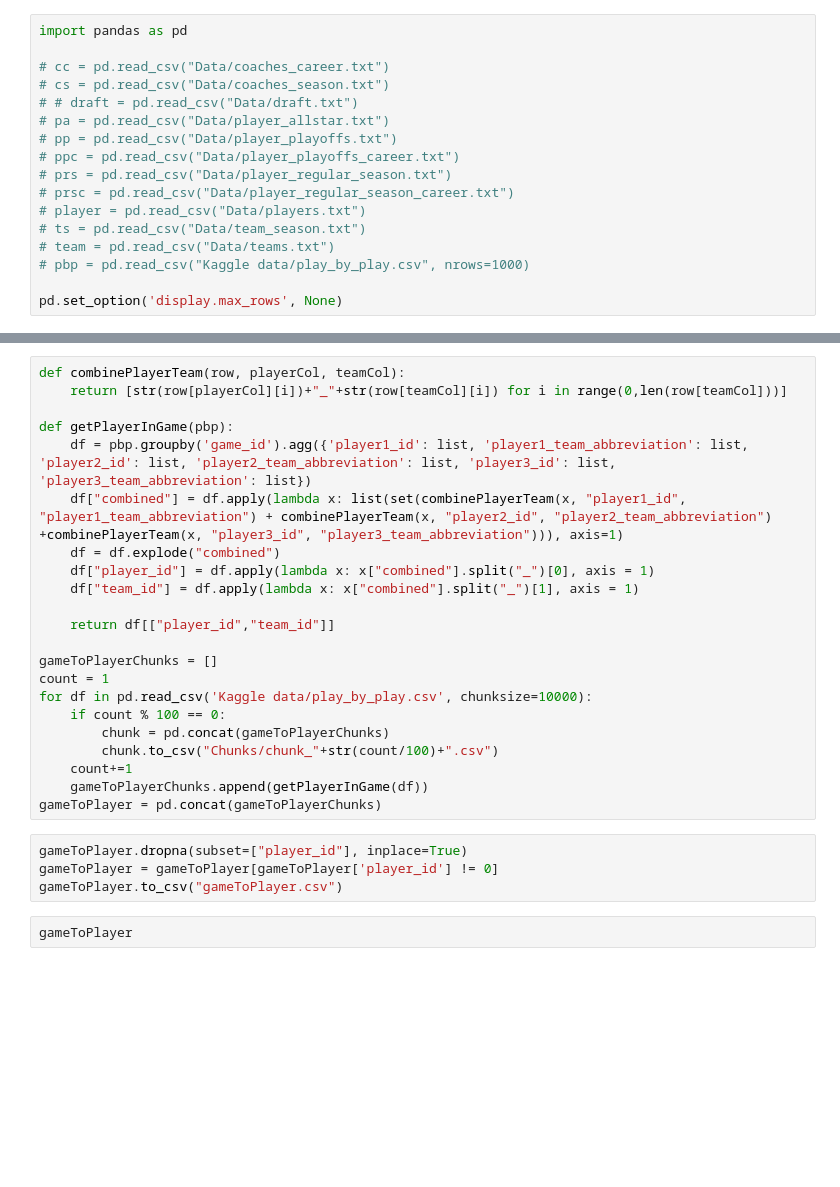
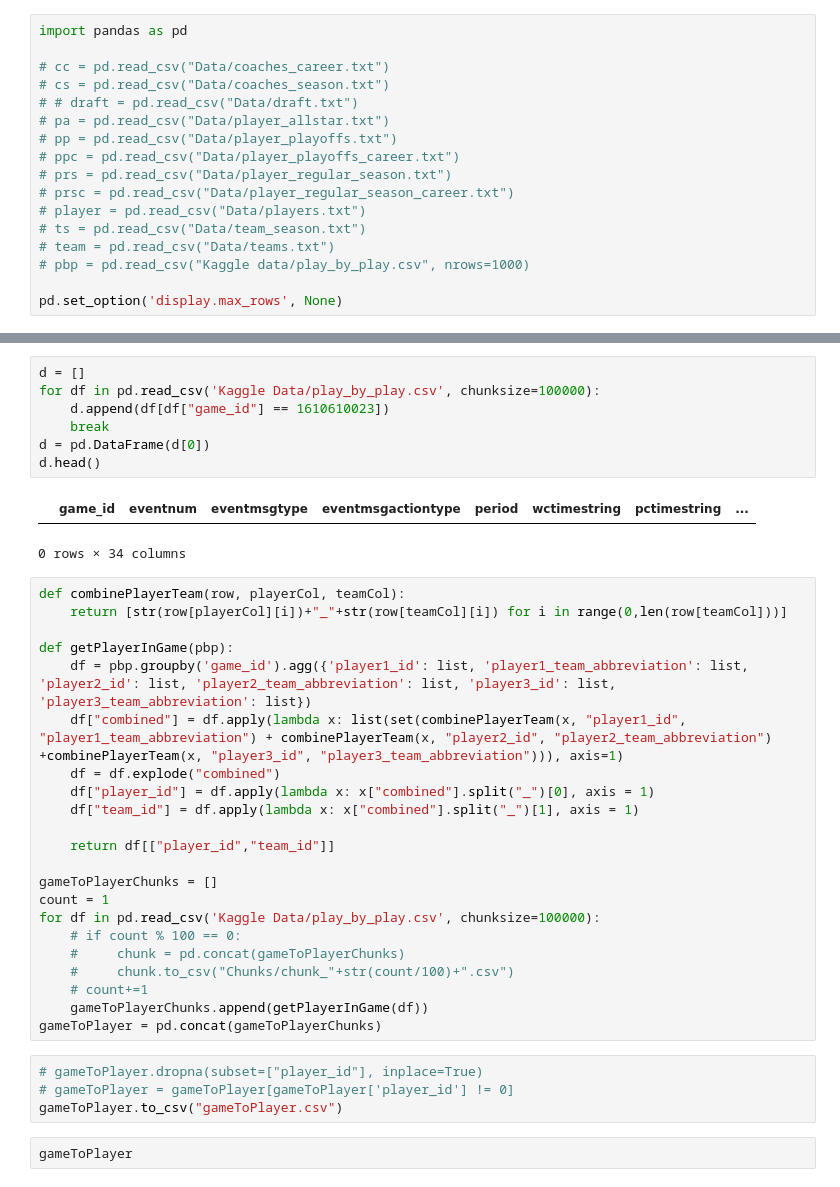
Before and after one commit to SwarajKaondal/NBA-match-predictor, a Jupyter notebook: Data_Analysis.ipynb.ipynb, the cells around one changed output, grey strips where cells are left out. Cells and saved outputs as stored; diff of their text form; blank space fills up the shorter version.

```diff
--- a/Data_Analysis.ipynb.ipynb
+++ b/Data_Analysis.ipynb.ipynb
@@ -18,3 +40,13 @@ pd.set_option('display.max_rows', None)
+# %%
+d = []
+for df in pd.read_csv('Kaggle Data/play_by_play.csv', chunksize=100000):
+    d.append(df[df["game_id"] == 1610610023])
+    break
+d = pd.DataFrame(d[0])
+d.head()
+# %% [output]
+|  | game_id | eventnum | eventmsgtype | eventmsgactiontype | period | wctimestring | pctimestring | ... |
+0 rows × 34 columns
 # %%
 def combinePlayerTeam(row, playerCol, teamCol):
     return [str(row[playerCol][i])+"_"+str(row[teamCol][i]) for i in range(0,len(row[teamCol]))]
@@ -30,16 +62,16 @@ def getPlayerInGame(pbp):
 
 gameToPlayerChunks = []
 count = 1
-for df in pd.read_csv('Kaggle data/play_by_play.csv', chunksize=10000):
-    if count % 100 == 0:
-        chunk = pd.concat(gameToPlayerChunks)
-        chunk.to_csv("Chunks/chunk_"+str(count/100)+".csv")
-    count+=1
+for df in pd.read_csv('Kaggle Data/play_by_play.csv', chunksize=100000):
+    # if count % 100 == 0:
+    #     chunk = pd.concat(gameToPlayerChunks)
+    #     chunk.to_csv("Chunks/chunk_"+str(count/100)+".csv")
+    # count+=1
     gameToPlayerChunks.append(getPlayerInGame(df))
 gameToPlayer = pd.concat(gameToPlayerChunks)
 # %%
-gameToPlayer.dropna(subset=["player_id"], inplace=True)
-gameToPlayer = gameToPlayer[gameToPlayer['player_id'] != 0]
+# gameToPlayer.dropna(subset=["player_id"], inplace=True)
+# gameToPlayer = gameToPlayer[gameToPlayer['player_id'] != 0]
 gameToPlayer.to_csv("gameToPlayer.csv")
 # %%
 gameToPlayer
```
Also changed, not shown: parts of 11 cells of this notebook, 9 other files.
